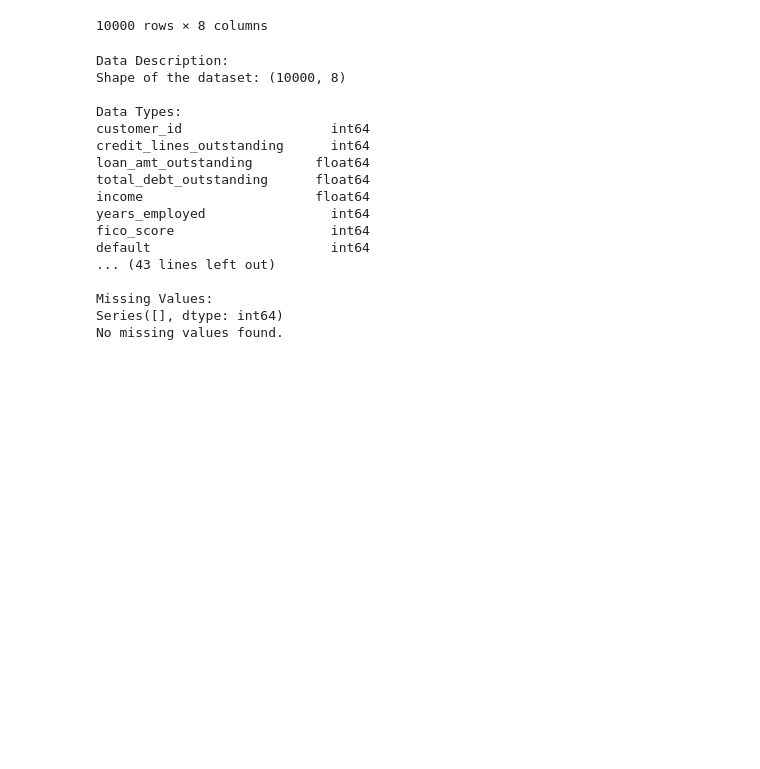
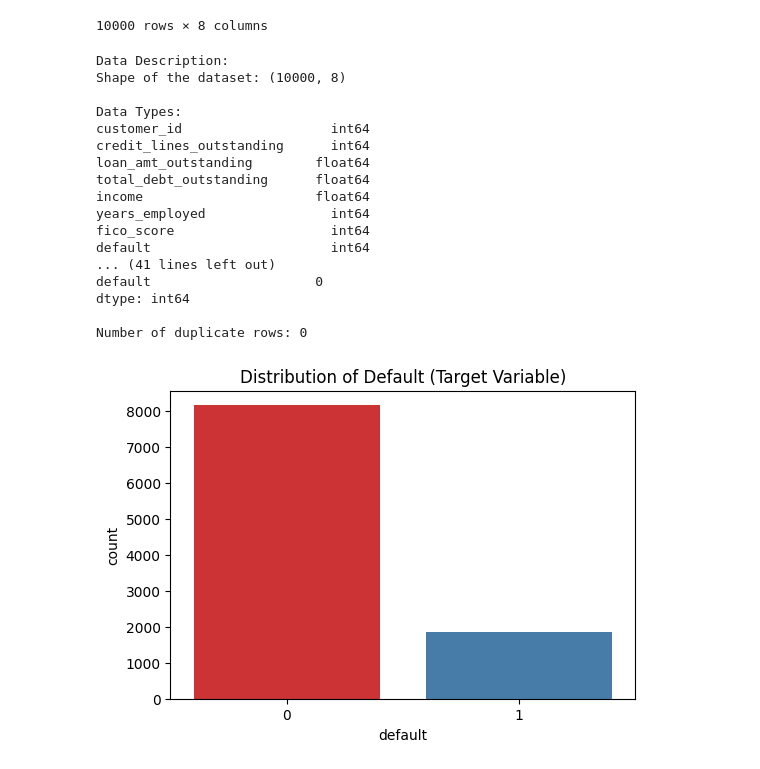
Before and after one commit to raz0208/Advance-Quantitative-Research-Project, a Jupyter notebook: Task3/Credit_Risk_Analysis_and_Modeling_PD_and_EL_Prediction.ipynb, the cells around one changed output. Drawn from its saved outputs; the diff is of its cells as text; code cells hidden in the pictures; blank space fills up the shorter version.

```diff
--- a/Task3/Credit_Risk_Analysis_and_Modeling_PD_and_EL_Prediction.ipynb
+++ b/Task3/Credit_Risk_Analysis_and_Modeling_PD_and_EL_Prediction.ipynb
@@ -37,37 +37,52 @@ df
 def data_understanding(df):
   print("Data Description:")
   print(f"Shape of the dataset: {df.shape}")
   print("\nData Types:")
   print(df.dtypes)
   print("\nSummary Statistics:")
   print(df.describe())
 
   print("\nData Quality Verification:")
   # Check for missing values
   missing_val = df.isnull().sum()
   print(missing_val)
 
+  # Check for duplication
+  duplicates = df.duplicated().sum()
+  print(f"\nNumber of duplicate rows: {duplicates}")
+  print("\n")
+
+  ## Data Exploration
+
+  # Target variable distribution
+  plt.figure(figsize=(6, 4))
+  sns.countplot(x='default', data=df, palette ='Set1')
+  plt.title('Distribution of Default (Target Variable)')
+  plt.show()
+
+
 
 # Call the data_understanding function
 data_understanding(df)
 # %% [output]
 Data Description:
 Shape of the dataset: (10000, 8)
 
 Data Types:
 customer_id                   int64
 credit_lines_outstanding      int64
 loan_amt_outstanding        float64
 total_debt_outstanding      float64
 income                      float64
 years_employed                int64
 fico_score                    int64
 default                       int64
-... (43 lines left out)
+... (41 lines left out)
+default                     0
+dtype: int64
 
-Missing Values:
-Series([], dtype: int64)
-No missing values found.
+Number of duplicate rows: 0
+[figure, added]
 # %%
 # Function to data undrestanding
 def data_understanding(df):
```
